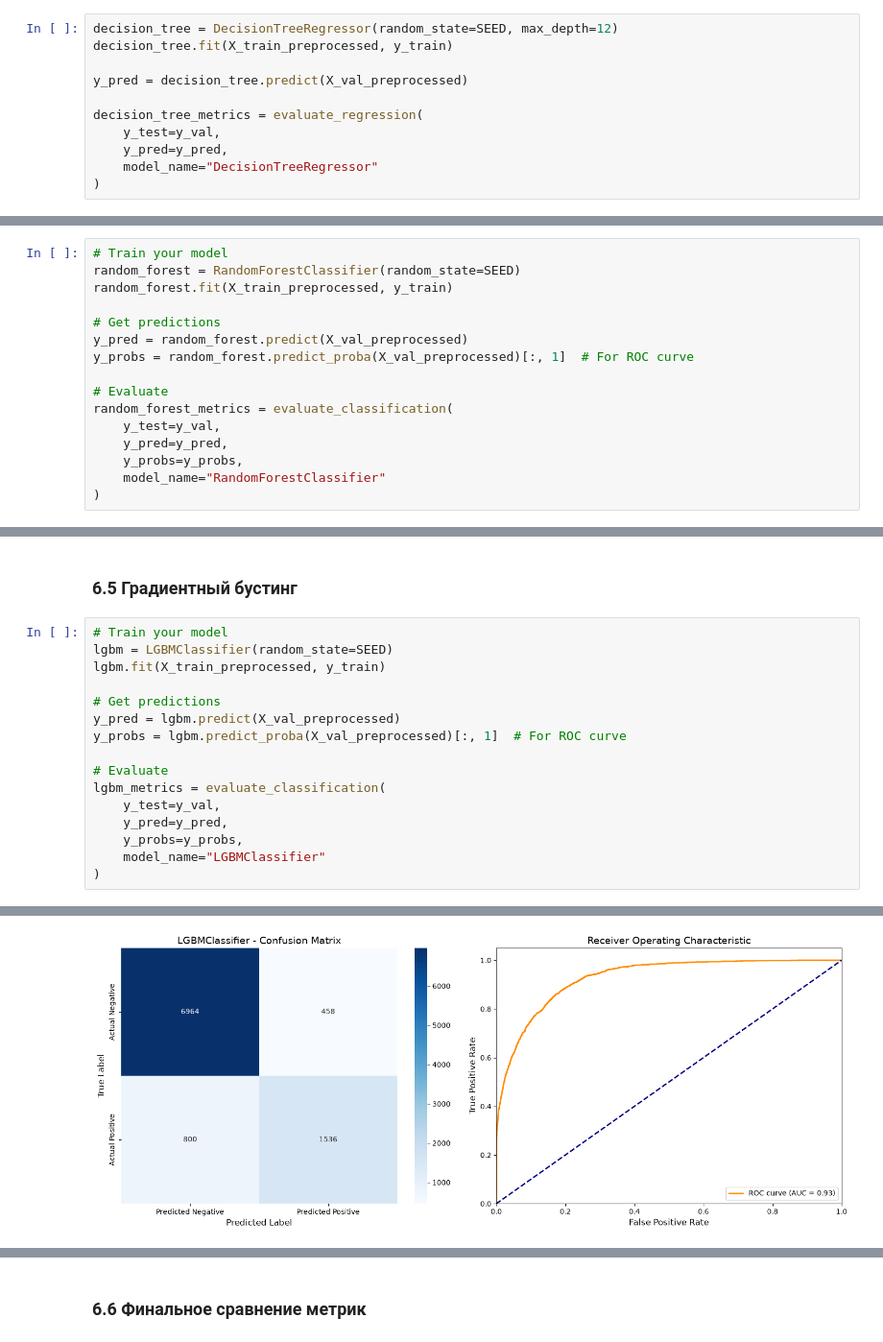
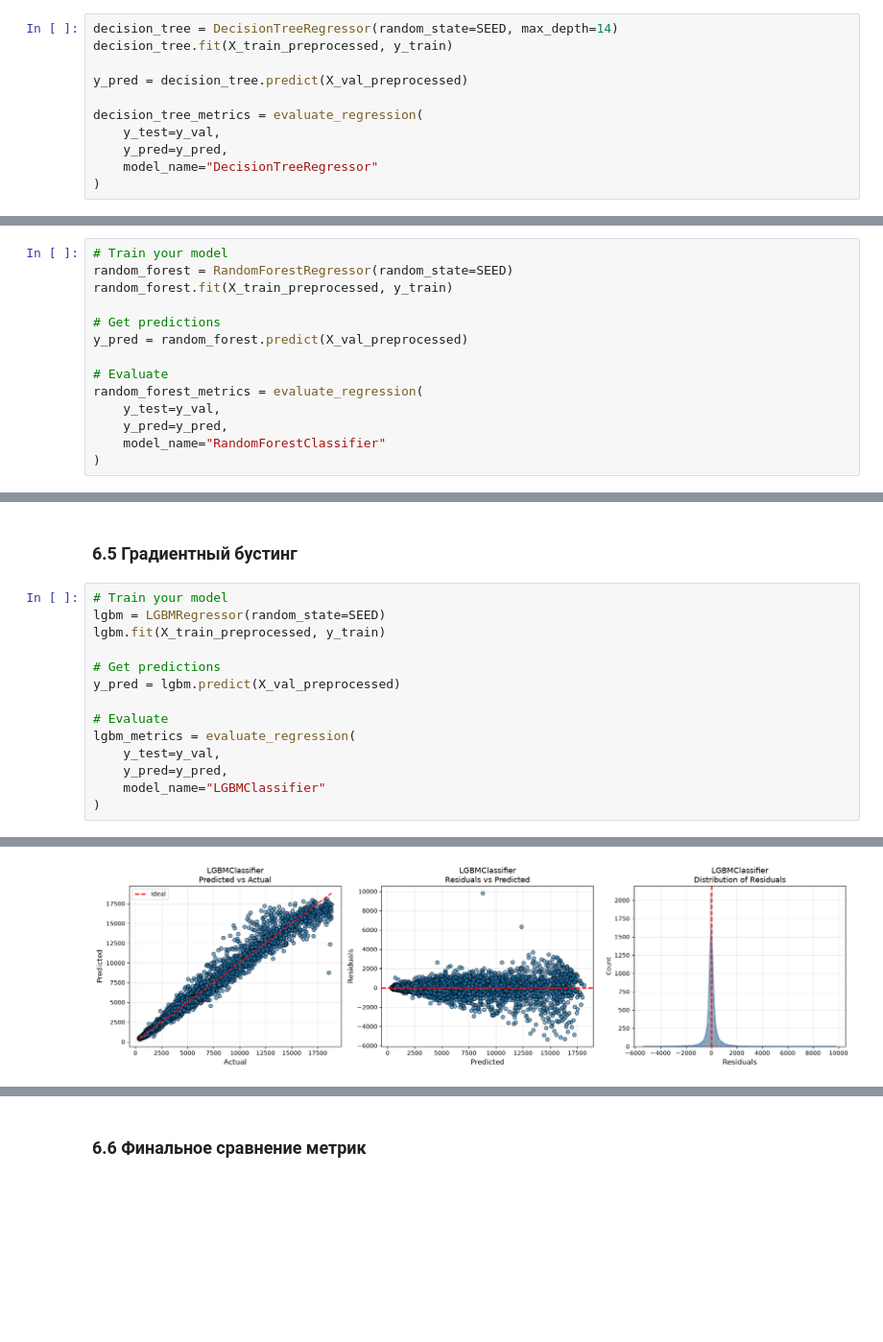
Before and after one commit to TimofeyTsvirko/regression-task, a Jupyter notebook: baseline.ipynb, the cells around one changed output, grey strips where cells are left out. Shown at 96% size. Cells and saved outputs as stored; diff of their text form; blank space fills up the shorter version.

```diff
--- a/baseline.ipynb
+++ b/baseline.ipynb
@@ -216,7 +216,7 @@ plot_feature_importance(lin_reg, feature_names)
 # %% [markdown]
 ### 6.3 Дерево решений
 # %%
-decision_tree = DecisionTreeRegressor(random_state=SEED, max_depth=12)
+decision_tree = DecisionTreeRegressor(random_state=SEED, max_depth=14)
 decision_tree.fit(X_train_preprocessed, y_train)
 
 y_pred = decision_tree.predict(X_val_preprocessed)
@@ -270,18 +264,16 @@ visualize_decision_tree(decision_tree, feature_names, class_names=['0', '1'])
 ### 6.4 Случайный лес
 # %%
 # Train your model
-random_forest = RandomForestClassifier(random_state=SEED)
+random_forest = RandomForestRegressor(random_state=SEED)
 random_forest.fit(X_train_preprocessed, y_train)
 
 # Get predictions
 y_pred = random_forest.predict(X_val_preprocessed)
-y_probs = random_forest.predict_proba(X_val_preprocessed)[:, 1]  # For ROC curve
 
 # Evaluate
-random_forest_metrics = evaluate_classification(
+random_forest_metrics = evaluate_regression(
     y_test=y_val,
     y_pred=y_pred,
-    y_probs=y_probs,
     model_name="RandomForestClassifier"
 )
 # %% [output]
@@ -332,18 +314,16 @@ plot_feature_importance(random_forest, feature_names)
 ### 6.5 Градиентный бустинг
 # %%
 # Train your model
-lgbm = LGBMClassifier(random_state=SEED)
+lgbm = LGBMRegressor(random_state=SEED)
 lgbm.fit(X_train_preprocessed, y_train)
 
 # Get predictions
 y_pred = lgbm.predict(X_val_preprocessed)
-y_probs = lgbm.predict_proba(X_val_preprocessed)[:, 1]  # For ROC curve
 
 # Evaluate
-lgbm_metrics = evaluate_classification(
+lgbm_metrics = evaluate_regression(
     y_test=y_val,
     y_pred=y_pred,
-    y_probs=y_probs,
     model_name="LGBMClassifier"
 )
 # %% [output]
@@ -357 +335 @@ You can set `force_col_wise=true` to remove the overhead.
-[figure, old version]
+[figure, new version]
```
Also changed, not shown: parts of 22 cells of this notebook, 1 other file.
